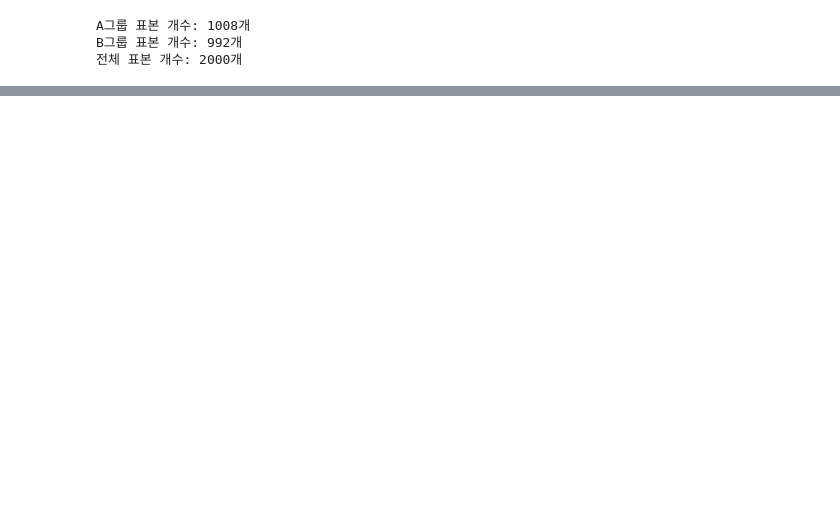
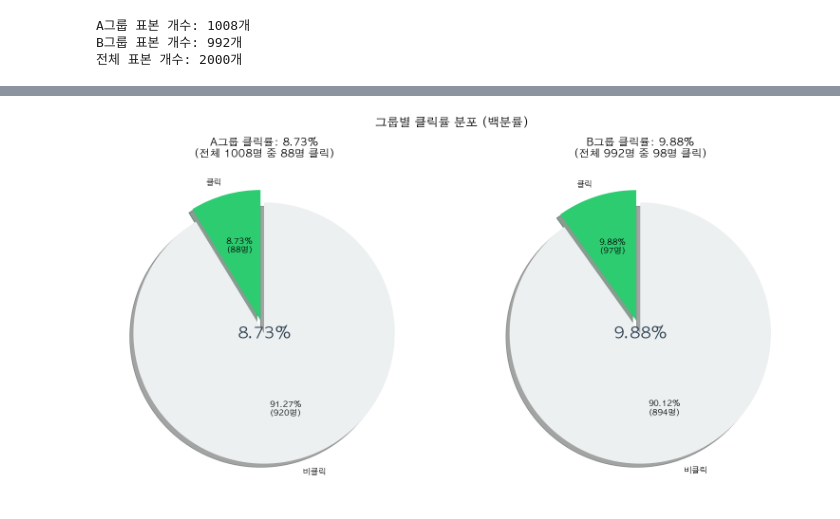
Before and after one commit to alstjd0051/TIL_python, a Jupyter notebook: src/math/assignment/team_project1.ipynb, the cells around one changed output, grey strips where cells are left out. Saved outputs shown, nothing was run; the diff lists cells and outputs as text; code cells hidden in the pictures; blank space fills up the shorter version.

```diff
--- a/src/math/assignment/team_project1.ipynb
+++ b/src/math/assignment/team_project1.ipynb
@@ -85,0 +453,75 @@ B그룹 클릭률: 0.0988 (전체 992명 중 98명 클릭)
+# %%
+# 3. 그룹별 클릭률 파이 차트
+def create_pie_charts(
+    stats_a: GroupStats,
+    stats_b: GroupStats
+) -> None:
+    """그룹별 클릭률 파이 차트 생성"""
+    fig, axes = plt.subplots(1, 2, figsize=(16, 8))
+
+    # 백분률 계산
+    p_a_percent: float = stats_a.click_rate_percent
+    p_b_percent: float = stats_b.click_rate_percent
+
+    # A그룹 파이 차트
+    a_clicked: int = stats_a.clicks
+    a_not_clicked: int = stats_a.count - stats_a.clicks
+    wedges1, texts1, autotexts1 = axes[0].pie(
+        [a_clicked, a_not_clicked],
+        labels=['클릭', '비클릭'],
+        autopct=lambda pct: f'{pct:.2f}%\n({int(pct/100*stats_a.count):.0f}명)' if pct > 5 else '',
+        startangle=90,
+        colors=['#2ecc71', '#ecf0f1'],
+        explode=(0.1, 0),
+        shadow=True,
+        textprops={'fontsize': 12, 'fontweight': 'bold'}
+    )
+    axes[0].set_title(f'A그룹 클릭률: {p_a_percent:.2f}%\n(전체 {stats_a.count}명 중 {stats_a.clicks}명 클릭)',
+                      fontsize=16, fontweight='bold', pad=20)
+
+    # 클릭 부분에 큰 텍스트 추가
+    axes[0].text(0, 0, f'{p_a_percent:.2f}%', ha='center', va='center',
+                fontsize=24, fontweight='bold', color='#2c3e50')
+
+    # B그룹 파이 차트
+    b_clicked: int = stats_b.clicks
+    b_not_clicked: int = stats_b.count - stats_b.clicks
+    wedges2, texts2, autotexts2 = axes[1].pie(
+        [b_clicked, b_not_clicked],
+        labels=['클릭', '비클릭'],
+        autopct=lambda pct: f'{pct:.2f}%\n({int(pct/100*stats_b.count):.0f}명)' if pct > 5 else '',
+        startangle=90,
+        colors=['#2ecc71', '#ecf0f1'],
+        explode=(0.1, 0),
+        shadow=True,
+        textprops={'fontsize': 12, 'fontweight': 'bold'}
+    )
+    axes[1].set_title(f'B그룹 클릭률: {p_b_percent:.2f}%\n(전체 {stats_b.count}명 중 {stats_b.clicks}명 클릭)',
+                      fontsize=16, fontweight='bold', pad=20)
+
+    # 클릭 부분에 큰 텍스트 추가
+    axes[1].text(0, 0, f'{p_b_percent:.2f}%', ha='center', va='center',
+                fontsize=24, fontweight='bold', color='#2c3e50')
+
+    plt.suptitle('그룹별 클릭률 분포 (백분률)', fontsize=18, fontweight='bold', y=1.02)
+    plt.tight_layout()
+    plt.show()
+
+    # 상세 정보 출력
+    print(f"\n{'='*60}")
+    print("📊 그룹별 상세 통계 (백분률)")
+    print(f"{'='*60}")
+    print(f"\n[A그룹]")
+    print(f"  전체 인원: {stats_a.count}명")
+    print(f"  클릭 인원: {stats_a.clicks}명 ({p_a_percent:.2f}%)")
+    print(f"  비클릭 인원: {stats_a.count - stats_a.clicks}명 ({100 - p_a_percent:.2f}%)")
+    print(f"\n[B그룹]")
+    print(f"  전체 인원: {stats_b.count}명")
+    print(f"  클릭 인원: {stats_b.clicks}명 ({p_b_percent:.2f}%)")
+    print(f"  비클릭 인원: {stats_b.count - stats_b.clicks}명 ({100 - p_b_percent:.2f}%)")
+    print(f"{'='*60}")
+
+# 파이 차트 생성
+create_pie_charts(stats_a, stats_b)
+# %% [output]
+[figure, added]
```
Also changed, not shown: parts of 10 cells of this notebook, 2 other files.
